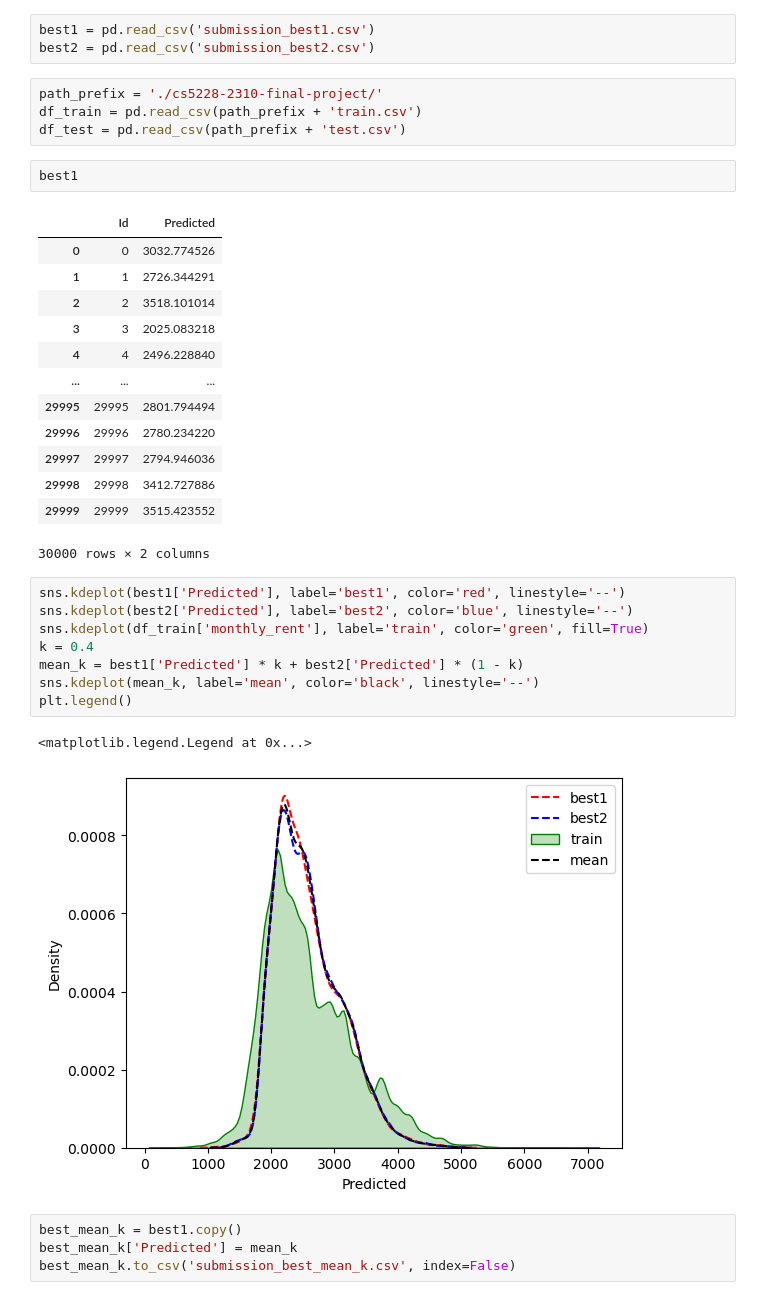
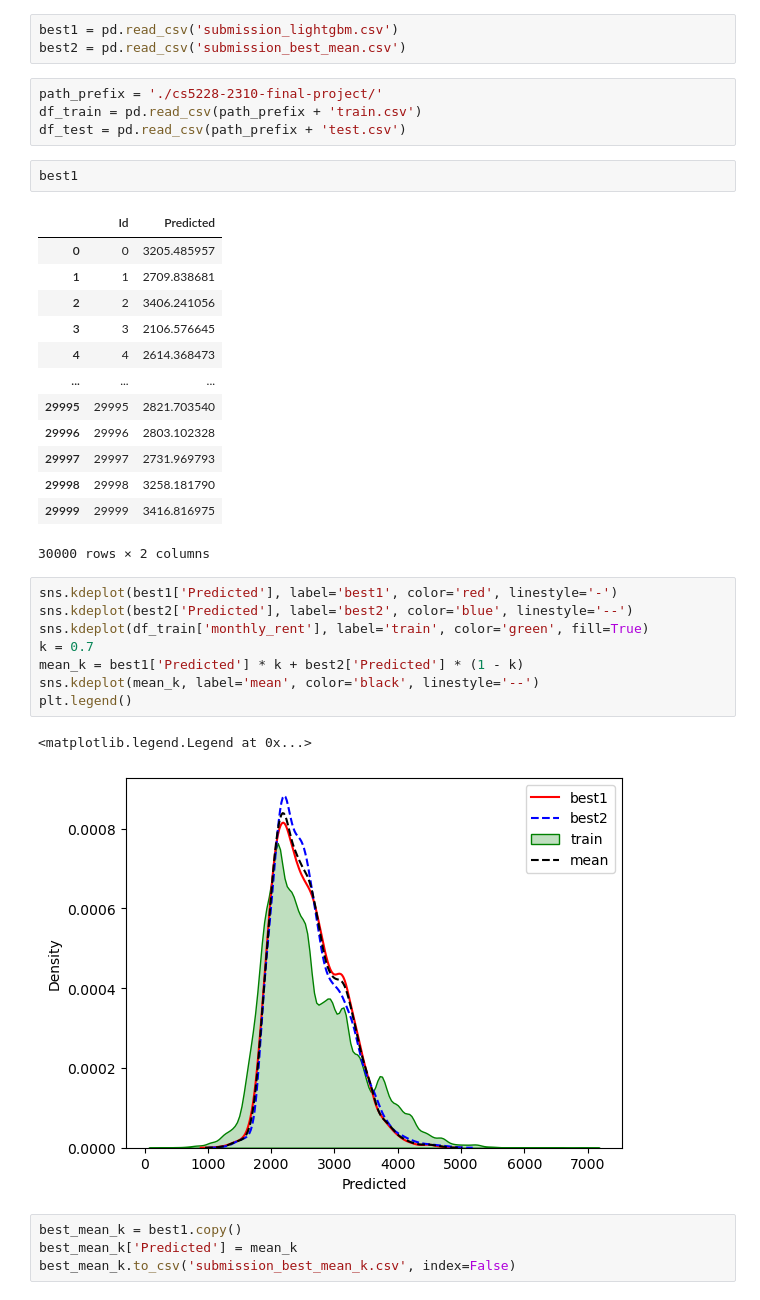
Before and after one commit to Concyclics/NUS-CS5228-project, a Jupyter notebook: merge.ipynb, the cells around one changed output. Drawn from its saved outputs; the diff is of its cells as text.

```diff
--- a/merge.ipynb
+++ b/merge.ipynb
@@ -3,8 +3,8 @@ import pandas as pd
 import seaborn as sns
 import matplotlib.pyplot as plt
 # %%
-best1 = pd.read_csv('submission_best1.csv')
-best2 = pd.read_csv('submission_best2.csv')
+best1 = pd.read_csv('submission_lightgbm.csv')
+best2 = pd.read_csv('submission_best_mean.csv')
 # %%
 path_prefix = './cs5228-2310-final-project/'
 df_train = pd.read_csv(path_prefix + 'train.csv')
@@ -13,29 +13,29 @@ df_test = pd.read_csv(path_prefix + 'test.csv')
 best1
 # %% [output]
 |  | Id | Predicted |
-| 0 | 0 | 3032.774526 |
-| 1 | 1 | 2726.344291 |
-| 2 | 2 | 3518.101014 |
-| 3 | 3 | 2025.083218 |
-| 4 | 4 | 2496.228840 |
+| 0 | 0 | 3205.485957 |
+| 1 | 1 | 2709.838681 |
+| 2 | 2 | 3406.241056 |
+| 3 | 3 | 2106.576645 |
+| 4 | 4 | 2614.368473 |
 | ... | ... | ... |
-| 29995 | 29995 | 2801.794494 |
-| 29996 | 29996 | 2780.234220 |
-| 29997 | 29997 | 2794.946036 |
-| 29998 | 29998 | 3412.727886 |
-| 29999 | 29999 | 3515.423552 |
+| 29995 | 29995 | 2821.703540 |
+| 29996 | 29996 | 2803.102328 |
+| 29997 | 29997 | 2731.969793 |
+| 29998 | 29998 | 3258.181790 |
+| 29999 | 29999 | 3416.816975 |
 30000 rows × 2 columns
 # %%
-sns.kdeplot(best1['Predicted'], label='best1', color='red', linestyle='--')
+sns.kdeplot(best1['Predicted'], label='best1', color='red', linestyle='-')
 sns.kdeplot(best2['Predicted'], label='best2', color='blue', linestyle='--')
 sns.kdeplot(df_train['monthly_rent'], label='train', color='green', fill=True)
-k = 0.4
+k = 0.7
 mean_k = best1['Predicted'] * k + best2['Predicted'] * (1 - k)
 sns.kdeplot(mean_k, label='mean', color='black', linestyle='--')
 plt.legend()
 # %% [output]
 <matplotlib.legend.Legend at 0x...>
-[figure, old version]
+[figure, new version]
 # %%
 best_mean_k = best1.copy()
 best_mean_k['Predicted'] = mean_k
```
Also changed, not shown: 58 other files.
